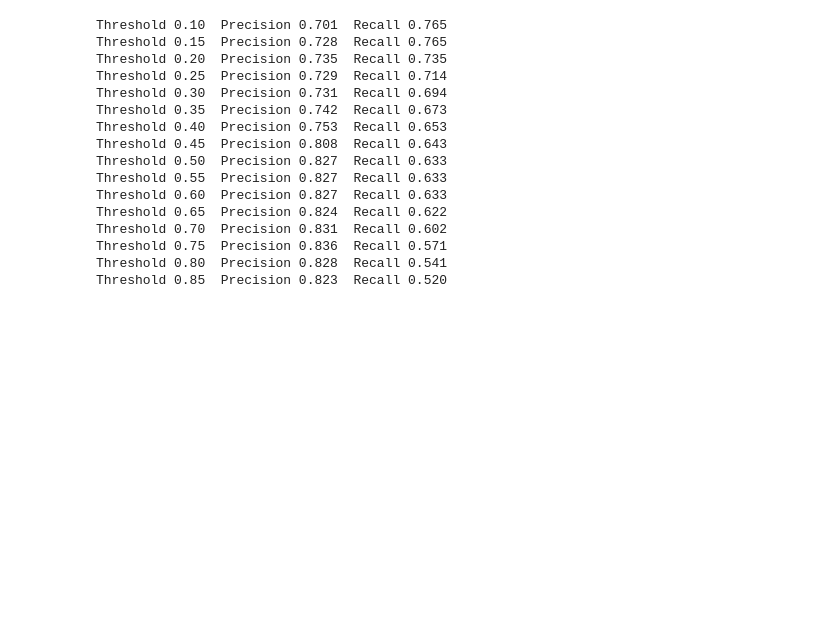
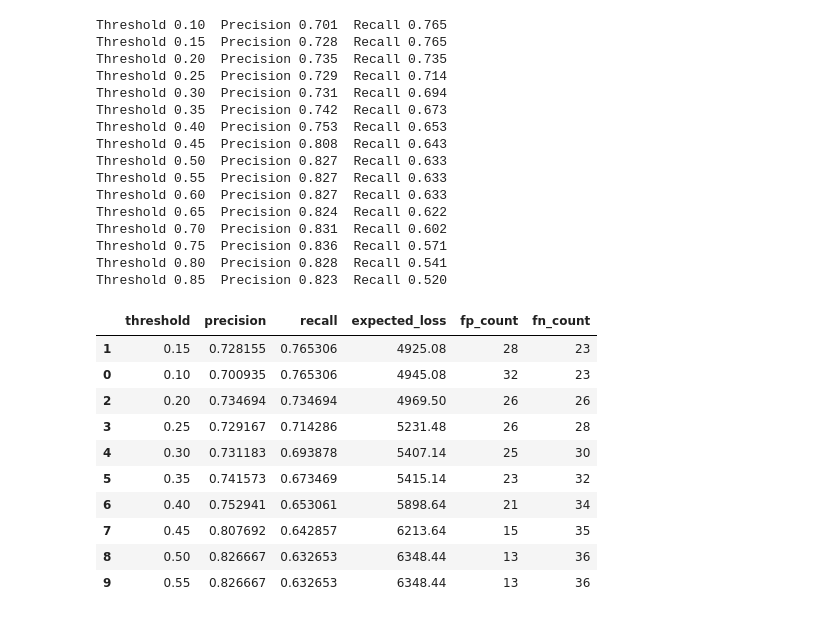
Before and after one commit to vegaFlex/fraud-risk-ml, a Jupyter notebook: notebooks/01_eda.ipynb, the cells around one changed output. Drawn from its saved outputs; the diff is of its cells as text; code cells hidden in the pictures; blank space fills up the shorter version.

Commit message:
add business threshold expected loss and risk mart draft

```diff
--- a/notebooks/01_eda.ipynb
+++ b/notebooks/01_eda.ipynb
@@ -150,3 +150,50 @@ Threshold 0.70  Precision 0.831  Recall 0.602
 Threshold 0.75  Precision 0.836  Recall 0.571
 Threshold 0.80  Precision 0.828  Recall 0.541
 Threshold 0.85  Precision 0.823  Recall 0.520
+# %%
+import numpy as np
+import pandas as pd
+
+COST_FP = 5.0
+
+thresholds = np.arange(0.1, 0.9, 0.05)
+rows = []
+
+amount_test = X_test["Amount"].values
+
+for t in thresholds:
+    y_pred = (y_pred_proba > t).astype(int)
+
+    fp = ((y_test.values == 0) & (y_pred == 1)).astype(int)
+    fn = ((y_test.values == 1) & (y_pred == 0)).astype(int)
+
+    expected_loss = (fp * COST_FP + fn * amount_test).sum()
+
+    precision = precision_score(y_test, y_pred)
+    recall = recall_score(y_test, y_pred)
+
+    rows.append(
+        {
+            "threshold": round(float(t), 2),
+            "precision": float(precision),
+            "recall": float(recall),
+            "expected_loss": float(expected_loss),
+            "fp_count": int(fp.sum()),
+            "fn_count": int(fn.sum()),
+        }
+    )
+
+results = pd.DataFrame(rows).sort_values("expected_loss")
+results.head(10)
+# %% [output]
+|  | threshold | precision | recall | expected_loss | fp_count | fn_count |
+| 1 | 0.15 | 0.728155 | 0.765306 | 4925.08 | 28 | 23 |
+| 0 | 0.10 | 0.700935 | 0.765306 | 4945.08 | 32 | 23 |
+| 2 | 0.20 | 0.734694 | 0.734694 | 4969.50 | 26 | 26 |
+| 3 | 0.25 | 0.729167 | 0.714286 | 5231.48 | 26 | 28 |
+| 4 | 0.30 | 0.731183 | 0.693878 | 5407.14 | 25 | 30 |
+| 5 | 0.35 | 0.741573 | 0.673469 | 5415.14 | 23 | 32 |
+| 6 | 0.40 | 0.752941 | 0.653061 | 5898.64 | 21 | 34 |
+| 7 | 0.45 | 0.807692 | 0.642857 | 6213.64 | 15 | 35 |
+| 8 | 0.50 | 0.826667 | 0.632653 | 6348.44 | 13 | 36 |
+| 9 | 0.55 | 0.826667 | 0.632653 | 6348.44 | 13 | 36 |
```
Also changed, not shown: parts of 1 cell of this notebook.
